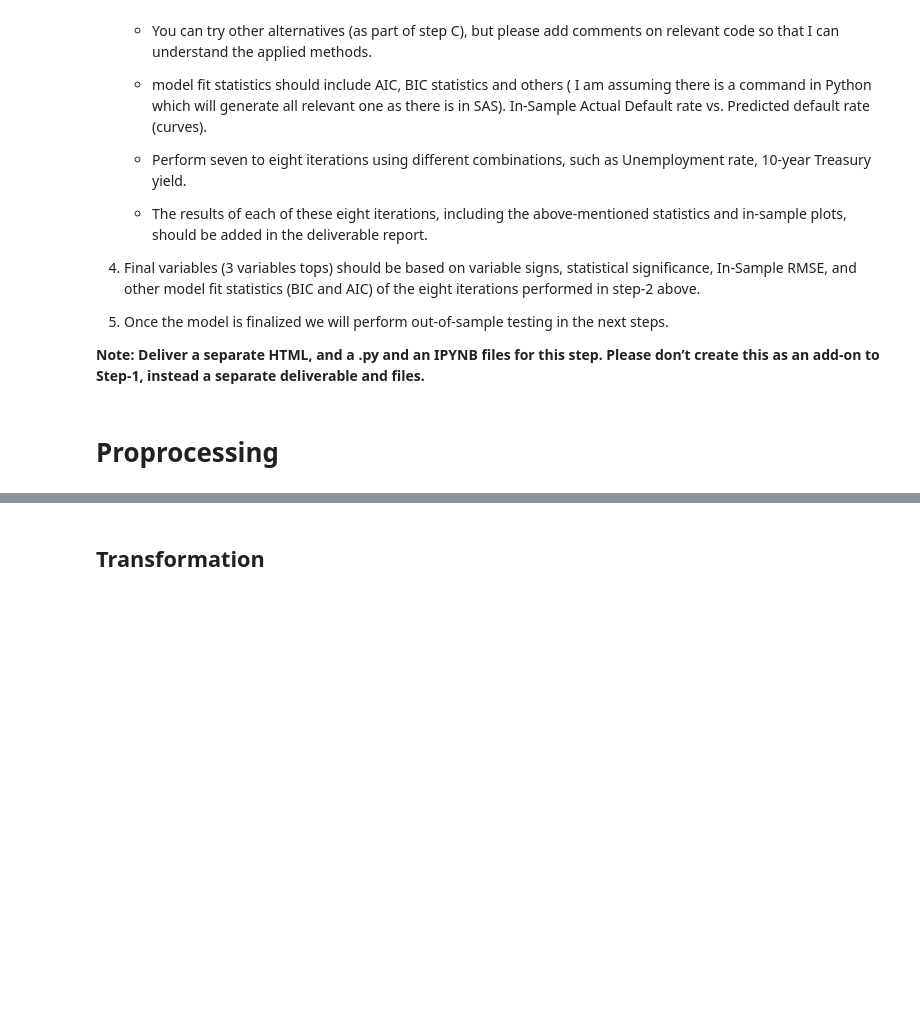
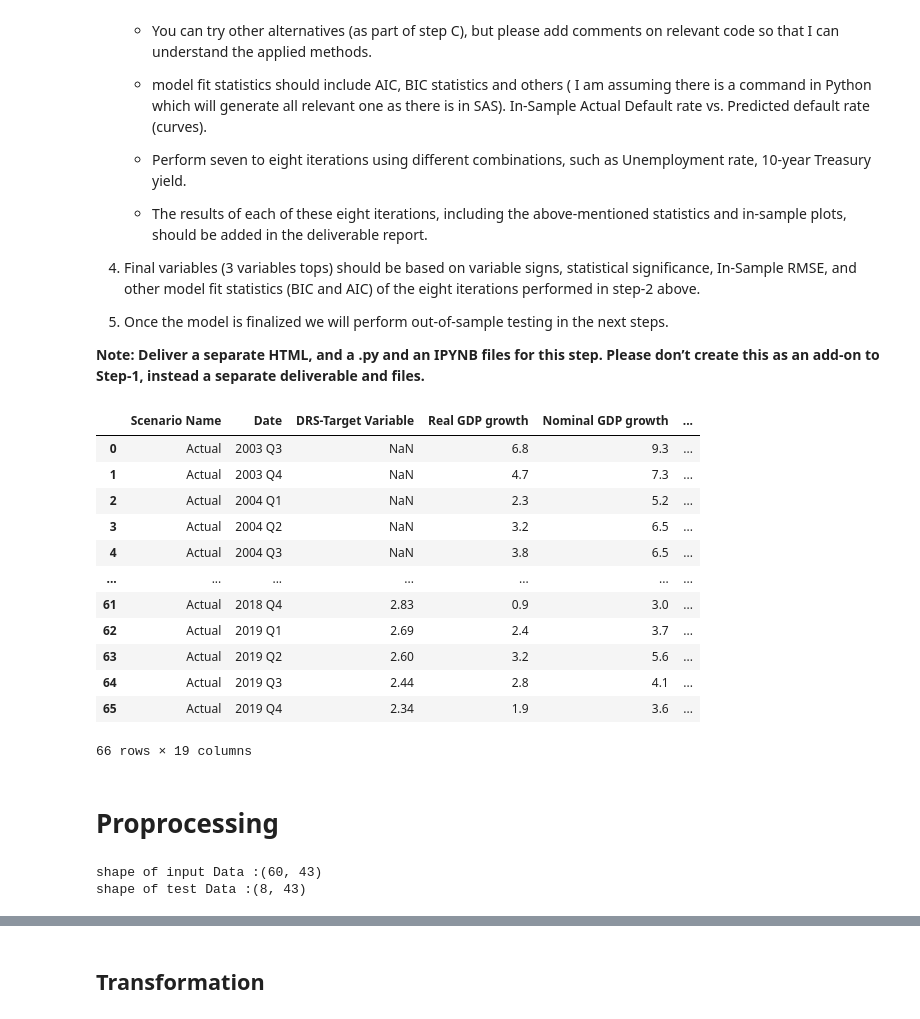
Before and after one commit to iffishells/Fractional-logistic-Model, a Jupyter notebook: milestone-2.ipynb, the cells around one changed output, grey strips where cells are left out. Drawn from its saved outputs; the diff is of its cells as text; code cells hidden in the pictures; blank space fills up the shorter version.

```diff
--- a/milestone-2.ipynb
+++ b/milestone-2.ipynb
@@ -57,5 +57,84 @@ import numpy as np
 
 df_training  = pd.read_excel('Datasets/Modeling Data-V03.xlsx',sheet_name='training_data')
 df_testing  = pd.read_excel('Datasets/Modeling Data-V03.xlsx',sheet_name='testing_data')
+# %%
+df_training
+# %% [output]
+|  | Scenario Name | Date | DRS-Target Variable | Real GDP growth | Nominal GDP growth | ... |
+| 0 | Actual | 2003 Q3 | NaN | 6.8 | 9.3 | ... |
+| 1 | Actual | 2003 Q4 | NaN | 4.7 | 7.3 | ... |
+| 2 | Actual | 2004 Q1 | NaN | 2.3 | 5.2 | ... |
+| 3 | Actual | 2004 Q2 | NaN | 3.2 | 6.5 | ... |
+| 4 | Actual | 2004 Q3 | NaN | 3.8 | 6.5 | ... |
+| ... | ... | ... | ... | ... | ... | ... |
+| 61 | Actual | 2018 Q4 | 2.83 | 0.9 | 3.0 | ... |
+| 62 | Actual | 2019 Q1 | 2.69 | 2.4 | 3.7 | ... |
+| 63 | Actual | 2019 Q2 | 2.60 | 3.2 | 5.6 | ... |
+| 64 | Actual | 2019 Q3 | 2.44 | 2.8 | 4.1 | ... |
+| 65 | Actual | 2019 Q4 | 2.34 | 1.9 | 3.6 | ... |
+66 rows × 19 columns
 # %% [markdown]
 # Proprocessing
+# %%
+def transformation(df,training=True,testing=True):
+    # Step 2: Perform data transformation - Log Transformation
+    #  Defines a list called Defines a list called log_transform_variables
+    # that contains the names of variables to be log-transformed.
+
+    log_transform_variables = ['Dow Jones Total Stock Market Index (Level)',
+                                'House Price Index (Level)',
+                                'Commercial Real Estate Price Index (Level)']
+
+    # Loop through the variables to be log-transformed
+    # Applies the natural logarithm (np.log()) to the selected variable.
+    # Creates a new column with the log-transformed values using
+    for var in log_transform_variables:
+        # Apply the natural logarithm to the selected variable and create a new column with the log-transformed values
+        df[f'log_{var}'] = np.log(df[var])
+
+    # Step 3: Perform data transformation - Year-over-Year Change
+    # Defines a list called yoy_change_variables that contains the names
+    # of variables for which year-over-year changes will be calculated
+    yoy_change_variables = ['Dow Jones Total Stock Market Index (Level)',
+                            'House Price Index (Level)',
+                            'Commercial Real Estate Price Index (Level)']
+
+    # Loop through the variables for year-over-year change calculation
+    for var in yoy_change_variables:
+        # Calculate the percentage change over a four-quarter period (assuming quarterly data)
+        # Creates a new column with the year-over-year change values using
+        df[f'{var}_YOY'] = df[var].pct_change(3) * 100
+
+    # Step 4: Perform data transformation - Lags/Leads
+    # Defines the range of lags to be considered for lag/lead transformation.
+    lags = range(1, 7)  # Lags of up to six quarters
+    # Defines a list called lag_lead_variables that contains the names of variables for which lagged values will be created
+    lag_lead_variables = ['Unemployment rate', '10-year Treasury yield', 'Mortgage rate']
+
+    # Loop through the variables for lag/lead transformation
+    # Loop through the variables for lag/lead transformation
+    for var in lag_lead_variables:
+        # Loop through the specified lags
+        for lag in lags:
+            # Shift the variable values by the specified lag and create new columns with lagged values
+            # Shifts the variable values by the specified lag using
+            df[f'{var}_lag_{lag}'] = df[var].shift(lag)
+
+
+    # this code will save the transformed data into csv file in the current directory
+    if training is True:
+        df.to_csv('training-transformed_dataset.csv',index=False)
+    if testing is True:
+        df = df.iloc[6:]
+        df.to_csv('testing-transformed_dataset.csv',index=False)
+
+    return df
+
+input_data = transformation(df_training,training=True)
+testing_data = transformation(df_testing,testing=True)
+
+print('shape of input Data :{}'.format(input_data.shape))
+print('shape of test Data :{}'.format(testing_data.shape))
+# %% [output]
+shape of input Data :(60, 43)
+shape of test Data :(8, 43)
```
Also changed, not shown: parts of 18 cells of this notebook, 3 other files.
